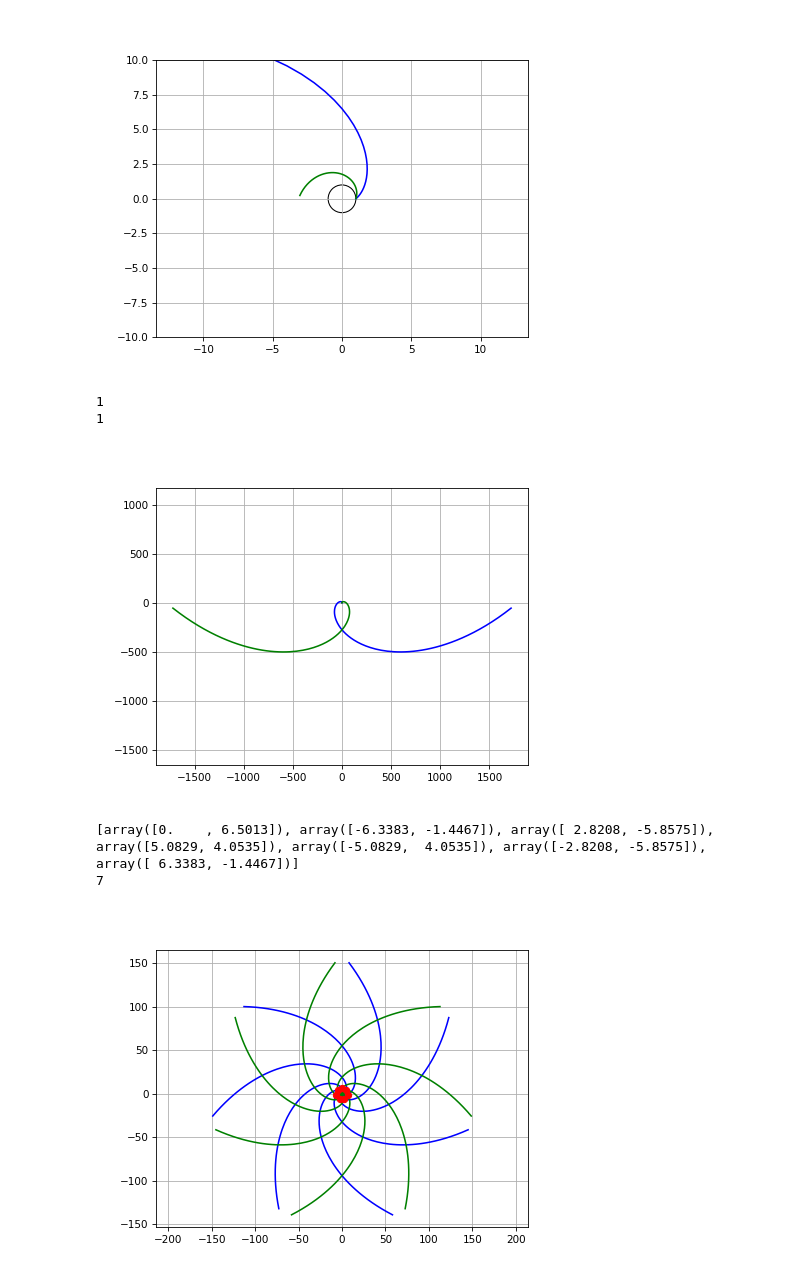
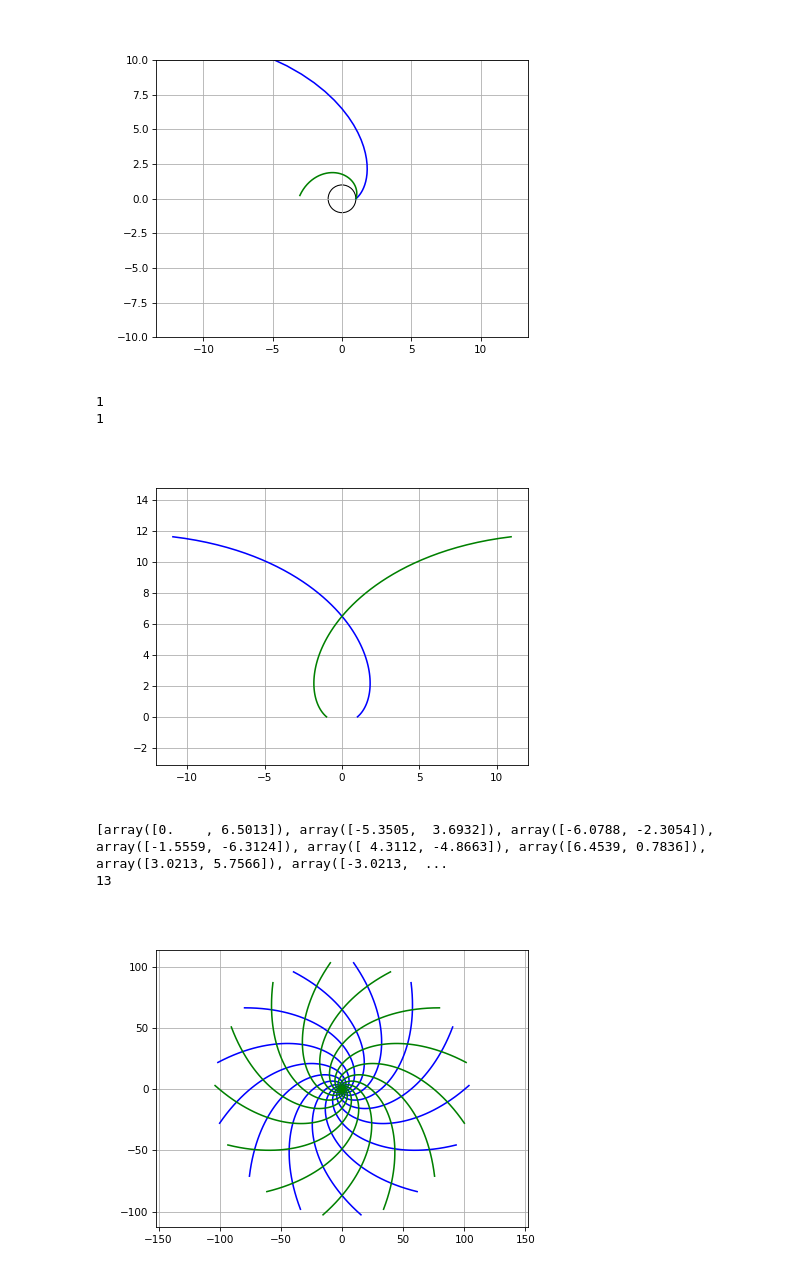
Before and after one commit to G-IV/Log-Spiral-Pattern, a Jupyter notebook: Log Spiral Jupyter Notebook.ipynb, the cells around one changed output. Saved outputs shown, nothing was run; the diff lists cells and outputs as text; code cells hidden in the pictures.

```diff
--- a/Log Spiral Jupyter Notebook.ipynb
+++ b/Log Spiral Jupyter Notebook.ipynb
@@ -500,14 +500,14 @@ def plot_curves(curves, chart):
     for mirrored_curve in curves["mirrored_curves"]:
         chart.plot([point["x"] for point in mirrored_curve], [point["y"] for point in mirrored_curve], 'g-')
 
-curve_set = generate_curves(1, 200)
+curve_set = generate_curves(1, 75)
 print(len(curve_set["curves"]))
 print(len(curve_set["mirrored_curves"]))
 plot_curves(curve_set, curve_generator)
 # %% [output]
 1
 1
-[figure, old version]
+[figure, new version]
 # %%
 #------------------------------------------------------------
 #
@@ -552,32 +552,32 @@ intersections = find_curve_intersections_by_array(curve_set)
 # %%
 #------------------------------------------------------------
 #
 #   Find the set of points shared by 2 or more lines
 #
 #   Remember that curves never interect the non-mirrored
 #   curves, so we don't have to check each curve all curves
 #
 #------------------------------------------------------------
 
 fig, matching_points = plt.subplots()
 # plt.rcParams['figure.dpi'] = 75 # Set this to make the plot bigger
 matching_points.axis('equal') # Set the aspect ratio of the plot to be equal
 matching_points.grid(True) # Turn on the grid
 # matching_points.set_xlim(-8, 8) # Set the limits of the plot
 # matching_points.set_ylim(-8, 8) # Set the limits of the plot
 
-curve_set = generate_curves(7, 135)
+curve_set = generate_curves(13, 125)
 plot_curves(curve_set, matching_points)
 
 intersections = find_curve_intersections_by_array(curve_set)
 print(intersections)
 print(len(intersections))
-for intersection in intersections:
-    matching_points.plot(intersection[0], intersection[1], 'ro')
+# for intersection in intersections:
+    # matching_points.plot(intersection[0], intersection[1], 'ro')
 # %% [output]
-[array([0.    , 6.5013]), array([-6.3383, -1.4467]), array([ 2.8208, -5.8575]), array([5.0829, 4.0535]), array([-5.0829,  4.0535]), array([-2.8208, -5.8575]), array([ 6.3383, -1.4467])]
-7
+[array([0.    , 6.5013]), array([-5.3505,  3.6932]), array([-6.0788, -2.3054]), array([-1.5559, -6.3124]), array([ 4.3112, -4.8663]), array([6.4539, 0.7836]), array([3.0213, 5.7566]), array([-3.0213,  ...
+13
-[figure, old version]
+[figure, new version]
 # %%
 #------------------------------------------------------------
 #
```
Also changed, not shown: parts of 7 cells of this notebook.
